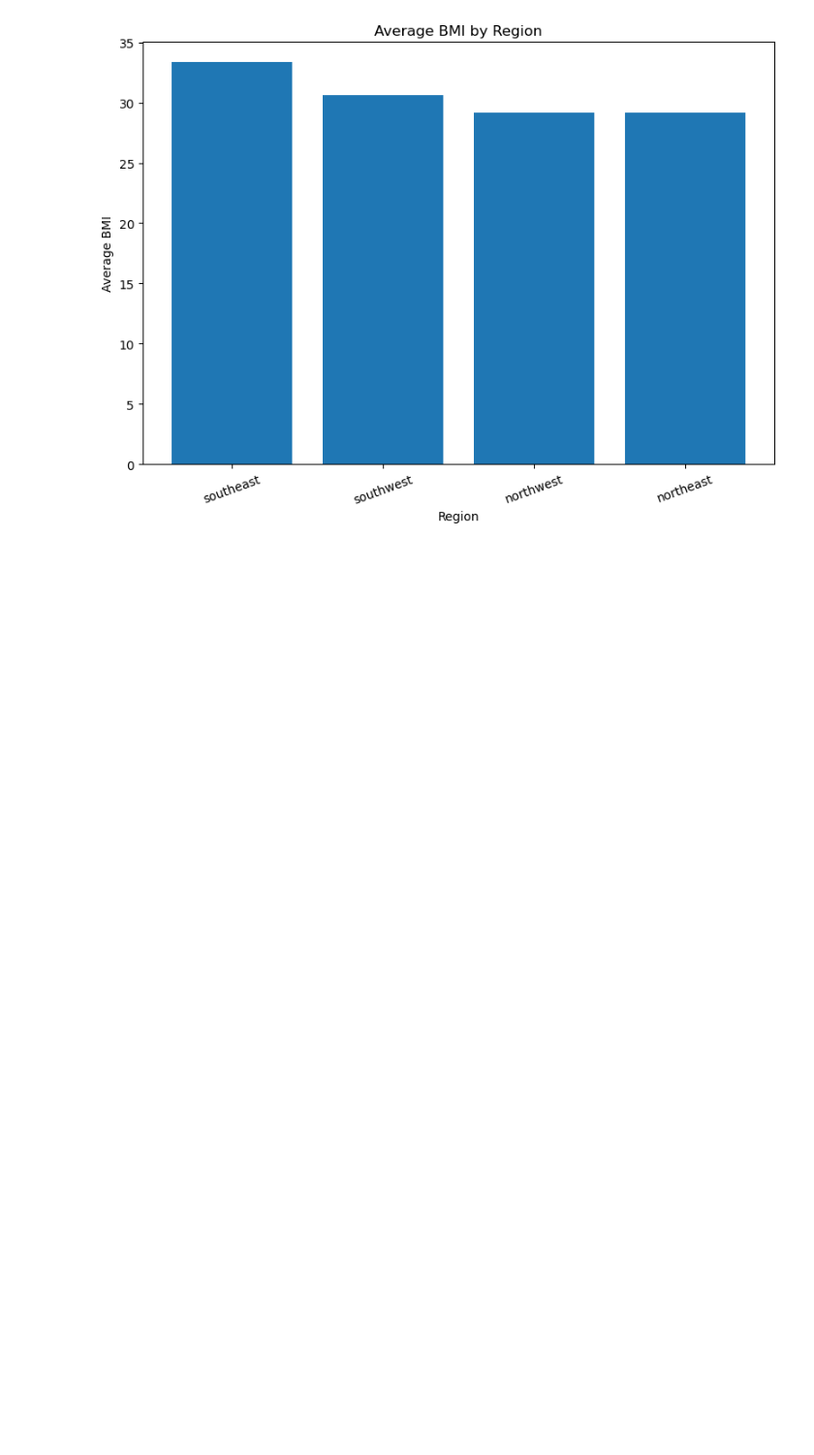
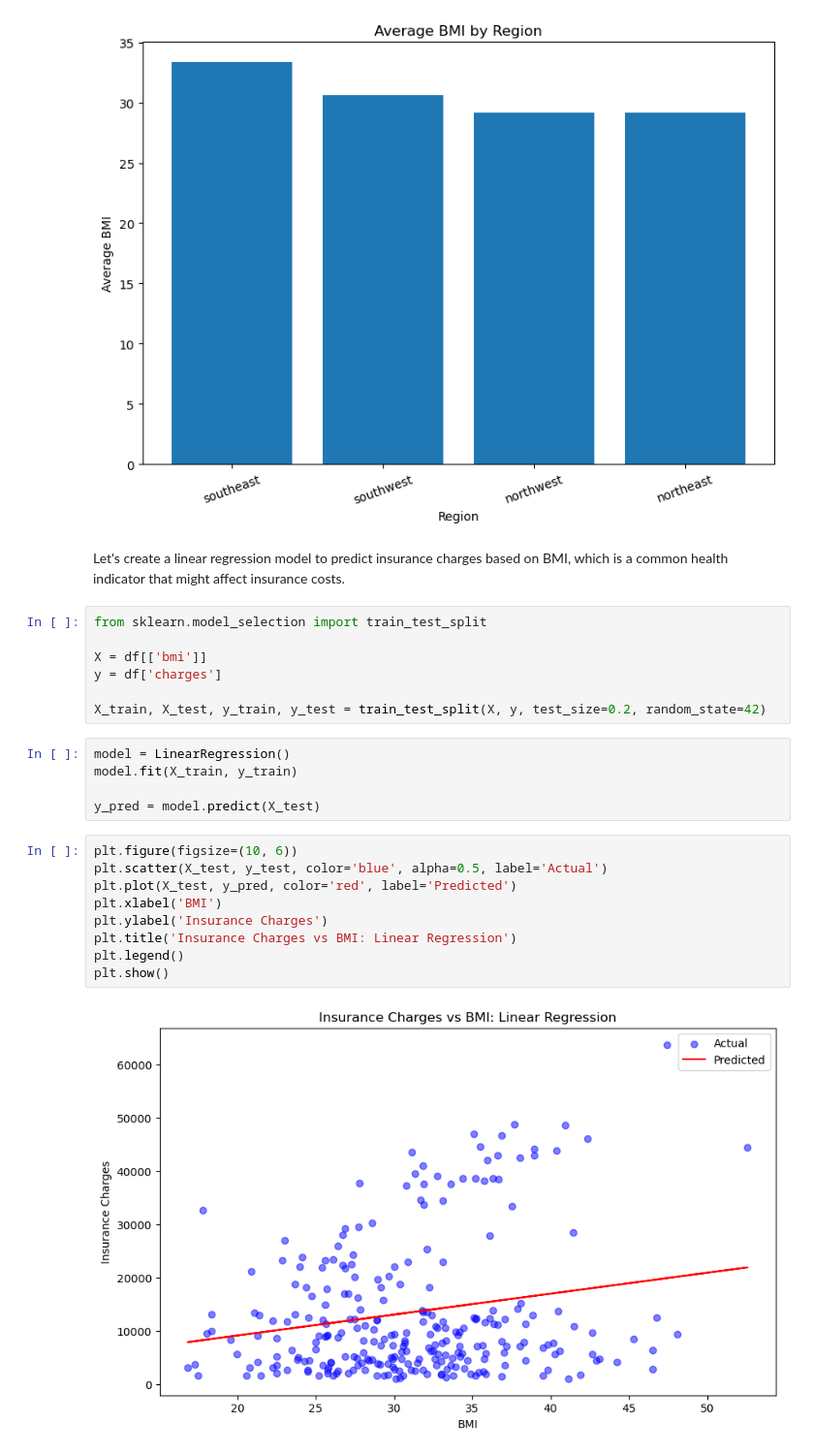
Before and after one commit to bsmarkusz/Avg-BMI-per-region, a Jupyter notebook: wykresy.ipynb, the cells around one changed output. Shown at 97% size. Drawn from its saved outputs; the diff is of its cells as text; blank space fills up the shorter version.

Commit message:
add linear regression model:

```diff
--- a/wykresy.ipynb
+++ b/wykresy.ipynb
@@ -45,3 +45,28 @@ plt.tight_layout()
 plt.show()
 # %% [output]
 [figure]
+# %% [markdown]
+Let's create a linear regression model to predict insurance charges based on BMI, which is a common health indicator that might affect insurance costs.
+# %%
+from sklearn.model_selection import train_test_split
+
+X = df[['bmi']]
+y = df['charges']
+
+X_train, X_test, y_train, y_test = train_test_split(X, y, test_size=0.2, random_state=42)
+# %%
+model = LinearRegression()
+model.fit(X_train, y_train)
+
+y_pred = model.predict(X_test)
+# %%
+plt.figure(figsize=(10, 6))
+plt.scatter(X_test, y_test, color='blue', alpha=0.5, label='Actual')
+plt.plot(X_test, y_pred, color='red', label='Predicted')
+plt.xlabel('BMI')
+plt.ylabel('Insurance Charges')
+plt.title('Insurance Charges vs BMI: Linear Regression')
+plt.legend()
+plt.show()
+# %% [output]
+[figure, added]
```
Also changed, not shown: parts of 6 cells of this notebook.
